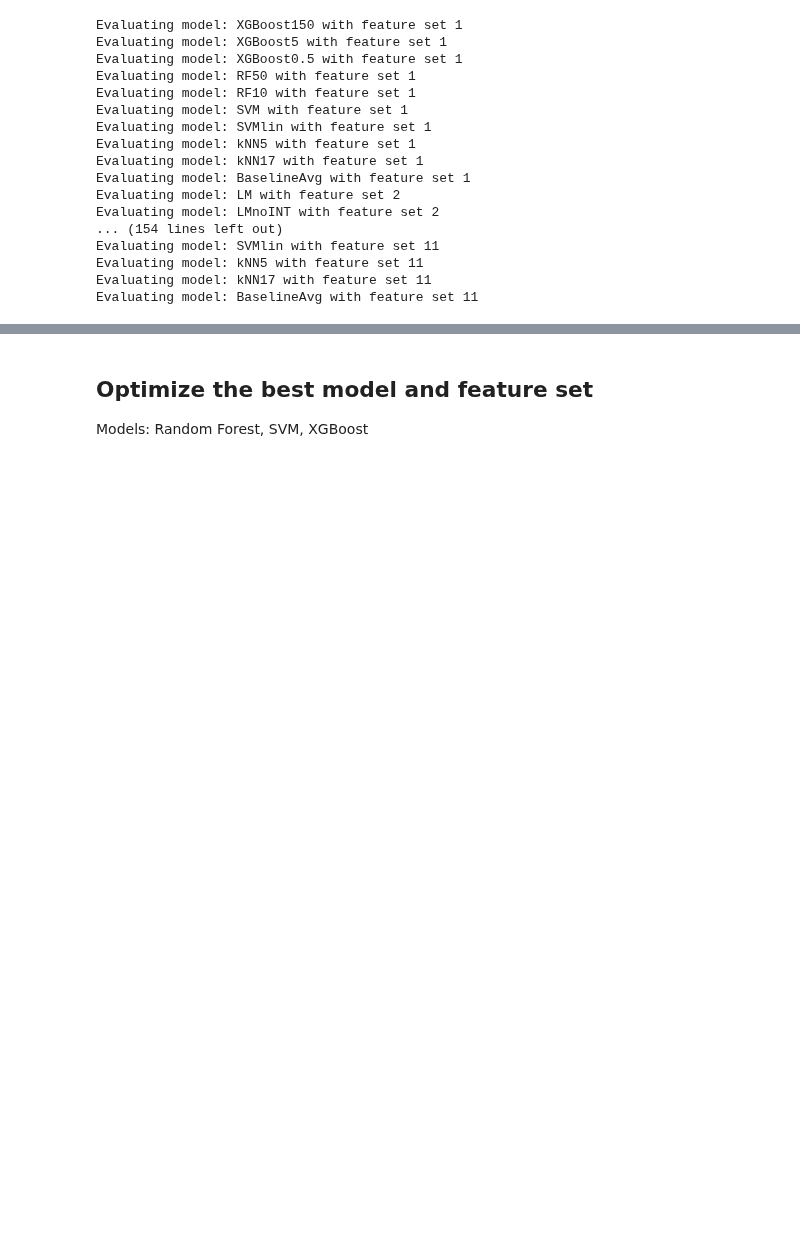
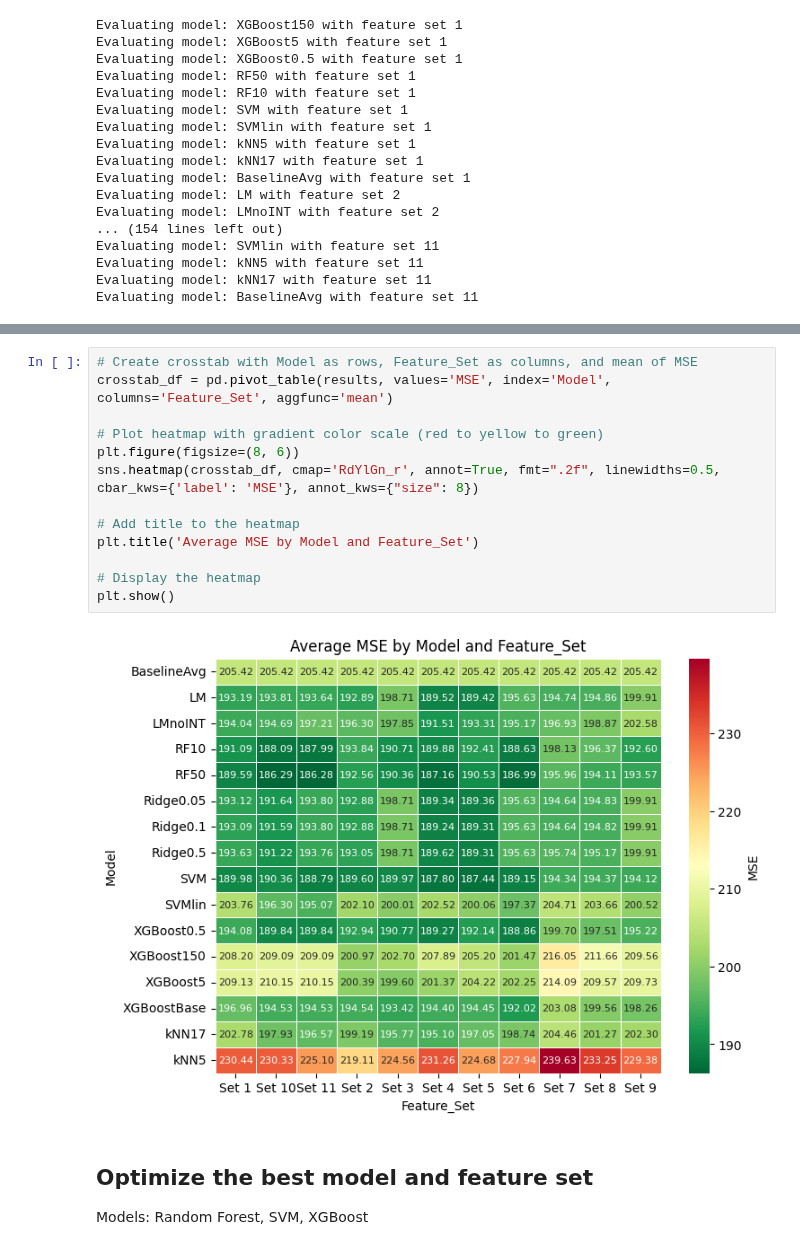
Before and after one commit to mseewaters/beatingtheodds, a Jupyter notebook: src/predictspread.ipynb, the cells around one changed output, grey strips where cells are left out. Saved outputs shown, nothing was run; the diff lists cells and outputs as text; blank space fills up the shorter version.

Commit message:
graphing

```diff
--- a/src/predictspread.ipynb
+++ b/src/predictspread.ipynb
@@ -487,3 +470,18 @@ BaselineAvg,Set 11,5,200.16436098975765,53.317535545023695
+# %%
+# Create crosstab with Model as rows, Feature_Set as columns, and mean of MSE
+crosstab_df = pd.pivot_table(results, values='MSE', index='Model', columns='Feature_Set', aggfunc='mean')
+
+# Plot heatmap with gradient color scale (red to yellow to green)
+plt.figure(figsize=(8, 6))
+sns.heatmap(crosstab_df, cmap='RdYlGn_r', annot=True, fmt=".2f", linewidths=0.5, cbar_kws={'label': 'MSE'}, annot_kws={"size": 8})
+
+# Add title to the heatmap
+plt.title('Average MSE by Model and Feature_Set')
+
+# Display the heatmap
+plt.show()
+# %% [output]
+[figure, added]
 # %% [markdown]
 ## Optimize the best model and feature set
 
```
Also changed, not shown: parts of 13 cells of this notebook, 5 other files.
